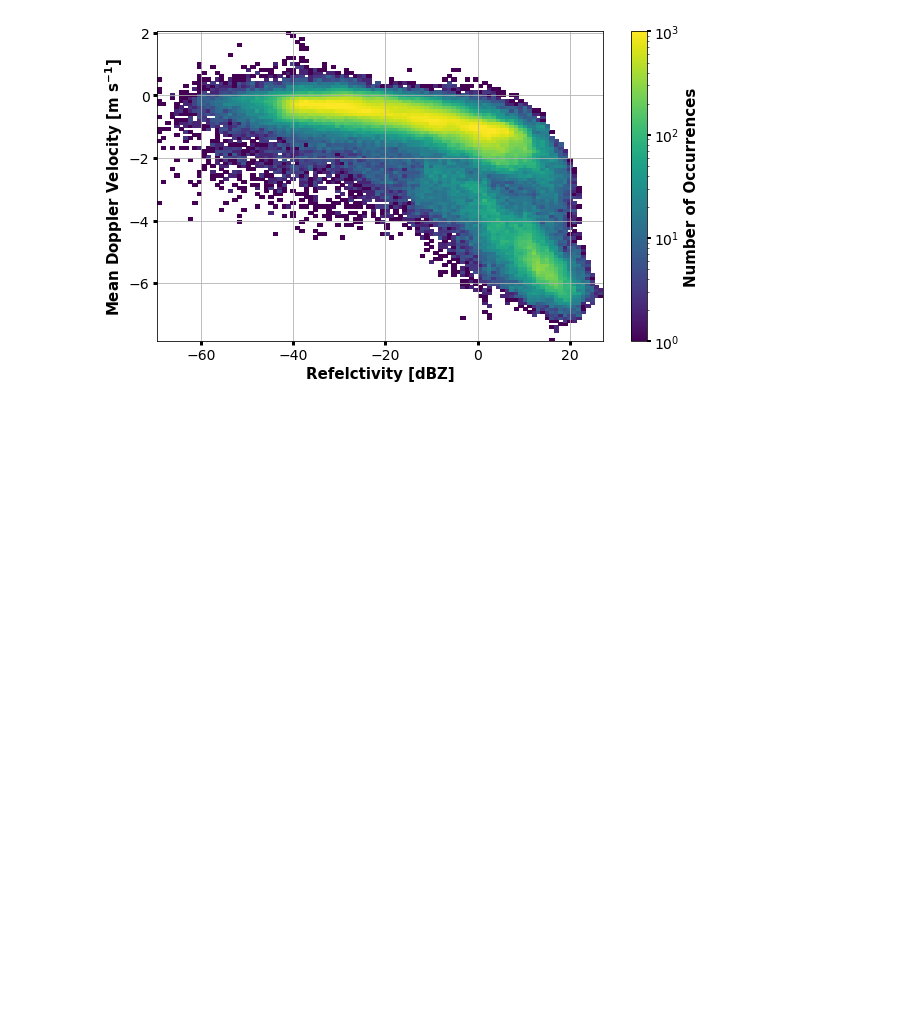
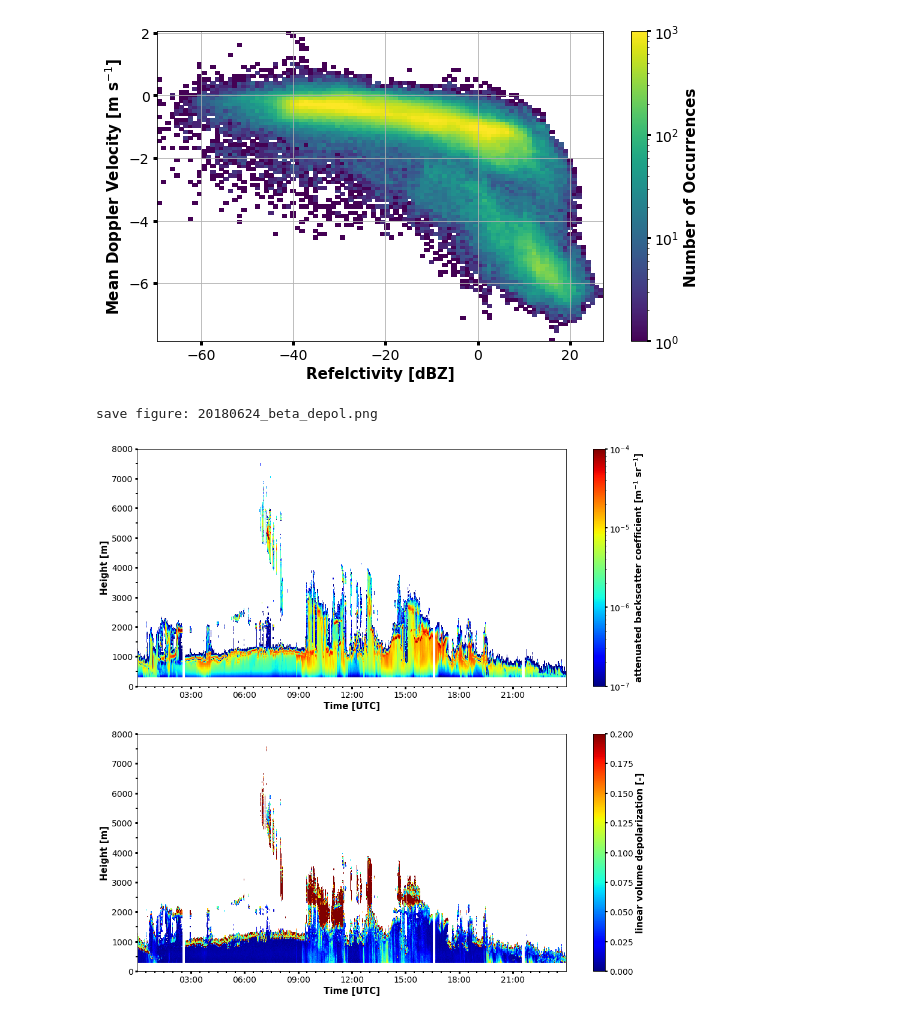
Before and after one commit to remsens-lim/PythonBeginnerCourse, a Jupyter notebook: notebooks_solution/part4_netcdf.ipynb, the cells around one changed output. Saved outputs shown, nothing was run; the diff lists cells and outputs as text; code cells hidden in the pictures; blank space fills up the shorter version.

```diff
--- a/notebooks_solution/part4_netcdf.ipynb
+++ b/notebooks_solution/part4_netcdf.ipynb
@@ -166,3 +157,30 @@ load_z_style(cbar, cbar_label='Number of Occurrences')
 ax.grid()
 # %% [output]
 [figure]
+# %%
+# lidar beta and linear depolarization in one figure with two subplots
+
+beta, depol = f.variables['beta'], f.variables['lidar_depolarisation']
+
+fig, (ax0, ax1) = plt.subplots(nrows=2, ncols=1, figsize=(16, 16))
+ax0_pcmesh = ax0.pcolormesh(dt_list, height, np.transpose(beta), cmap='jet',
+                              norm=matplotlib.colors.LogNorm(1.e-7, vmax=1.e-4))
+ax0_cbar = fig.colorbar(ax0_pcmesh, ax=ax0)
+load_xy_style(ax0)
+load_cbar_style(ax0_cbar, cbar_label=r"attenuated backscatter coefficient [m$^{-1}$ sr$^{-1}$]")
+
+depol = np.ma.masked_less_equal(depol, 0.0)    # mask values below (incl) 0 for better visibility
+ax1_pcmesh = ax1.pcolormesh(dt_list, height, np.transpose(depol), cmap='jet', vmin=0, vmax=0.2)
+ax1_cbar = fig.colorbar(ax1_pcmesh, ax=ax1)
+load_xy_style(ax1)
+load_cbar_style(ax1_cbar, cbar_label=r"linear volume depolarization [-]")
+
+ax0.set_ylim([0, 8000])
+ax1.set_ylim([0, 8000])
+
+savename = f'{dt_list[0]:%Y%m%d}_beta_depol.png'
+print(f'save figure: {savename}')
+fig.savefig(savename, dpi=250)
+# %% [output]
+save figure: 20180624_beta_depol.png
+[figure, added]
```
Also changed, not shown: parts of 5 cells of this notebook, 1 other file.
